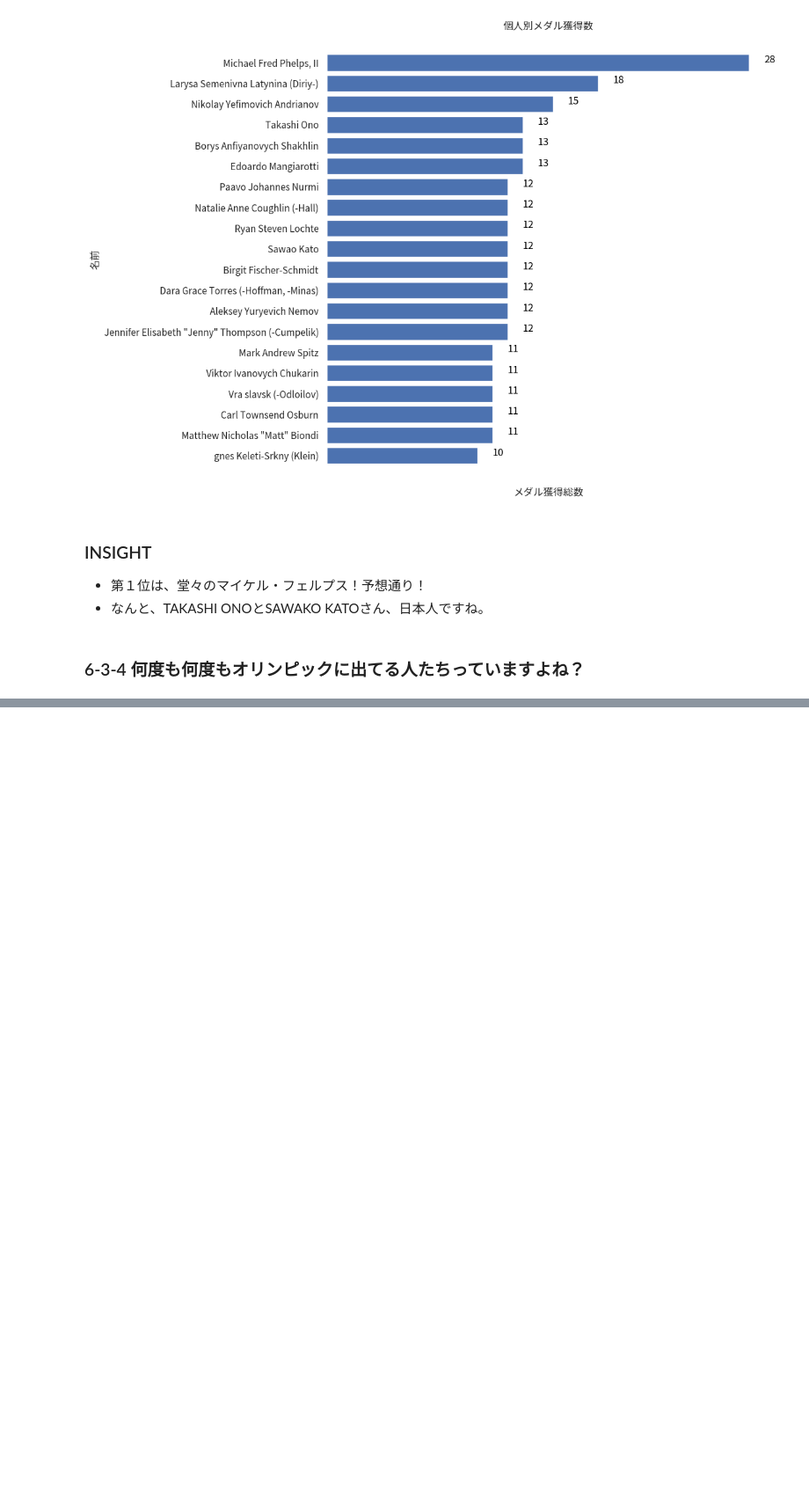
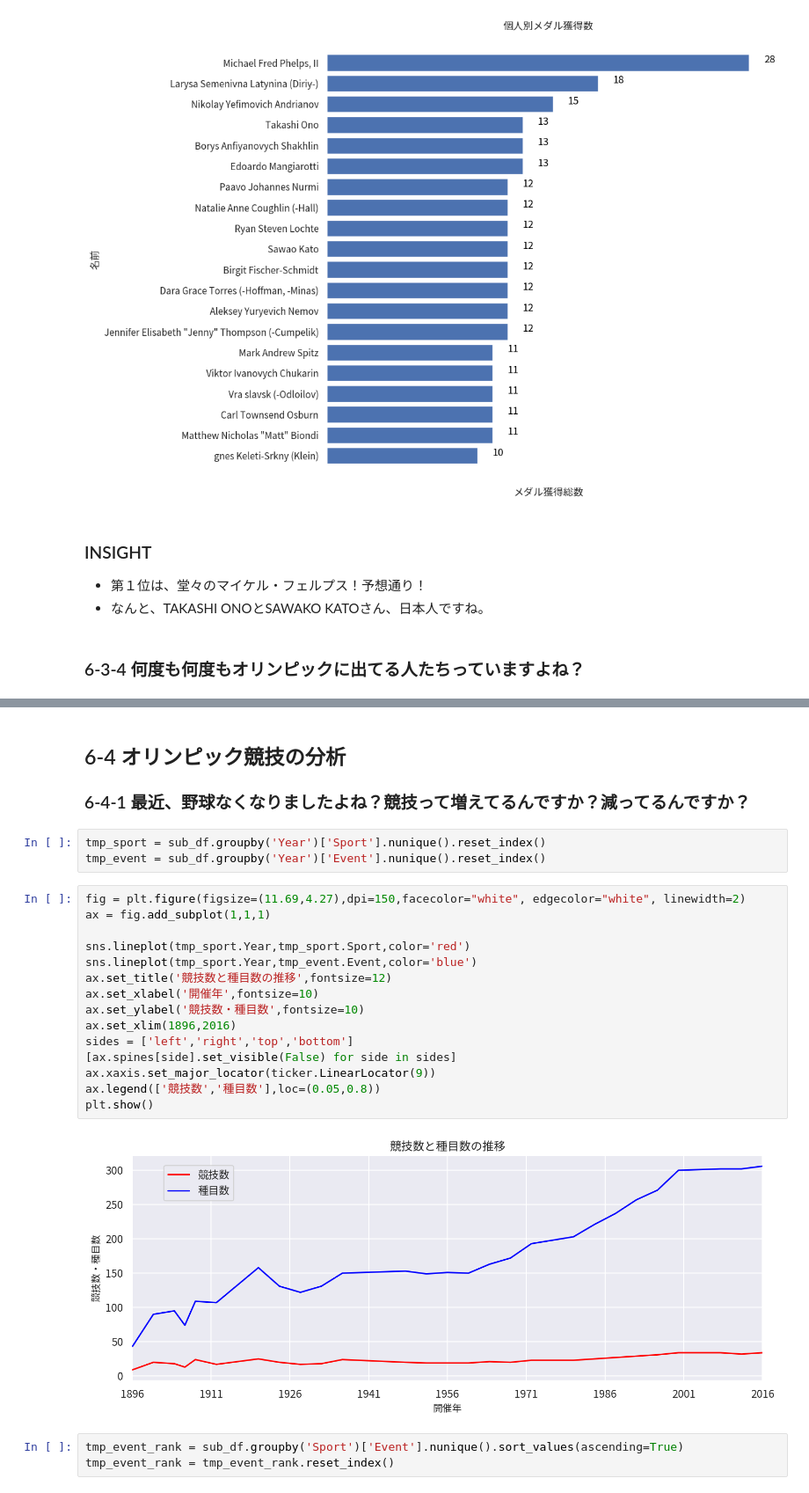
Before and after one commit to 900914/TIL, a Jupyter notebook: Kaggle/120olympic_analytics.ipynb, the cells around one changed output, grey strips where cells are left out. Shown at 88% size. Saved outputs shown, nothing was run; the diff lists cells and outputs as text; blank space fills up the shorter version.

```diff
--- a/Kaggle/120olympic_analytics.ipynb
+++ b/Kaggle/120olympic_analytics.ipynb
@@ -646,0 +699,26 @@ tmp[tmp['Year']>=5]
+# %% [markdown]
+## 6-4 オリンピック競技の分析
+### 6-4-1 最近、野球なくなりましたよね？競技って増えてるんですか？減ってるんですか？
+# %%
+tmp_sport = sub_df.groupby('Year')['Sport'].nunique().reset_index()
+tmp_event = sub_df.groupby('Year')['Event'].nunique().reset_index()
+# %%
+fig = plt.figure(figsize=(11.69,4.27),dpi=150,facecolor="white", edgecolor="white", linewidth=2)
+ax = fig.add_subplot(1,1,1)
+
+sns.lineplot(tmp_sport.Year,tmp_sport.Sport,color='red')
+sns.lineplot(tmp_sport.Year,tmp_event.Event,color='blue')
+ax.set_title('競技数と種目数の推移',fontsize=12)
+ax.set_xlabel('開催年',fontsize=10)
+ax.set_ylabel('競技数・種目数',fontsize=10)
+ax.set_xlim(1896,2016)
+sides = ['left','right','top','bottom']
+[ax.spines[side].set_visible(False) for side in sides]
+ax.xaxis.set_major_locator(ticker.LinearLocator(9))
+ax.legend(['競技数','種目数'],loc=(0.05,0.8))
+plt.show()
+# %% [output]
+[figure, added]
+# %%
+tmp_event_rank = sub_df.groupby('Sport')['Event'].nunique().sort_values(ascending=True)
+tmp_event_rank = tmp_event_rank.reset_index()
```
Also changed, not shown: parts of 12 cells of this notebook, 1 other file.
